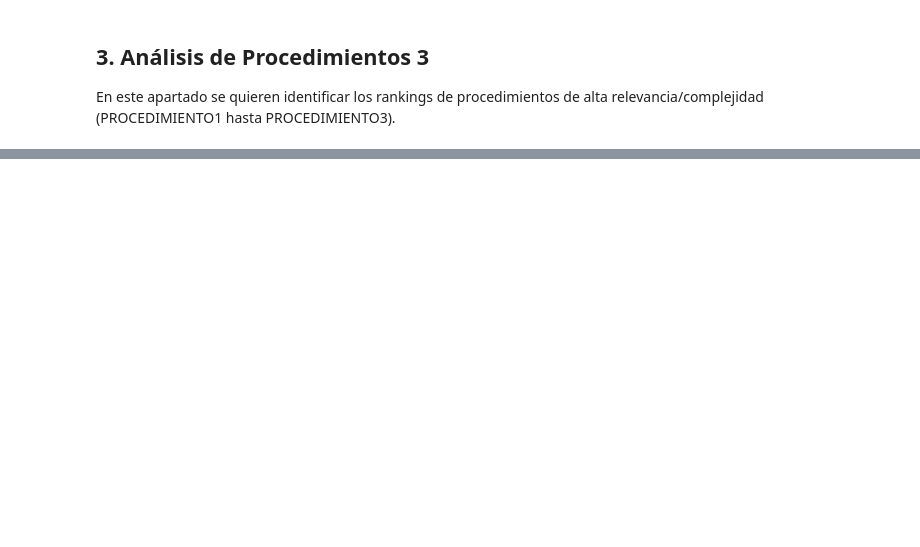
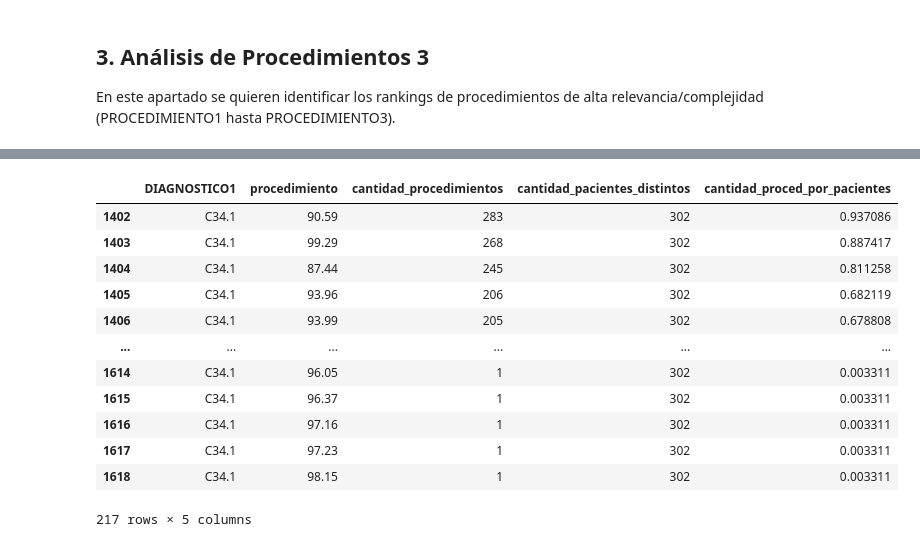
Before and after one commit to JavierRojas14/grd, a Jupyter notebook: notebooks/2.0-jrb-number-of-procedures-per-diagnosis.ipynb, the cells around one changed output, grey strips where cells are left out. Saved outputs shown, nothing was run; the diff lists cells and outputs as text; code cells hidden in the pictures; blank space fills up the shorter version.

```diff
--- a/notebooks/2.0-jrb-number-of-procedures-per-diagnosis.ipynb
+++ b/notebooks/2.0-jrb-number-of-procedures-per-diagnosis.ipynb
@@ -465,0 +508,20 @@ conteo_y_ranking_procedimientos_3.to_excel("../data/interim/procedimientos_3_grd
+# %%
+canasta_procedimientos_hospitalizados = (
+    build_features.obtener_cartera_de_procedimientos_por_diagnostico(procedimientos_torax_long)
+)
+# %%
+display(canasta_procedimientos_hospitalizados.query("DIAGNOSTICO1 == 'C34.1'"))
+# %% [output]
+|  | DIAGNOSTICO1 | procedimiento | cantidad_procedimientos | cantidad_pacientes_distintos | cantidad_proced_por_pacientes |
+| 1402 | C34.1 | 90.59 | 283 | 302 | 0.937086 |
+| 1403 | C34.1 | 99.29 | 268 | 302 | 0.887417 |
+| 1404 | C34.1 | 87.44 | 245 | 302 | 0.811258 |
+| 1405 | C34.1 | 93.96 | 206 | 302 | 0.682119 |
+| 1406 | C34.1 | 93.99 | 205 | 302 | 0.678808 |
+| ... | ... | ... | ... | ... | ... |
+| 1614 | C34.1 | 96.05 | 1 | 302 | 0.003311 |
+| 1615 | C34.1 | 96.37 | 1 | 302 | 0.003311 |
+| 1616 | C34.1 | 97.16 | 1 | 302 | 0.003311 |
+| 1617 | C34.1 | 97.23 | 1 | 302 | 0.003311 |
+| 1618 | C34.1 | 98.15 | 1 | 302 | 0.003311 |
+217 rows × 5 columns
```
Also changed, not shown: parts of 5 cells of this notebook, 1 other file.
